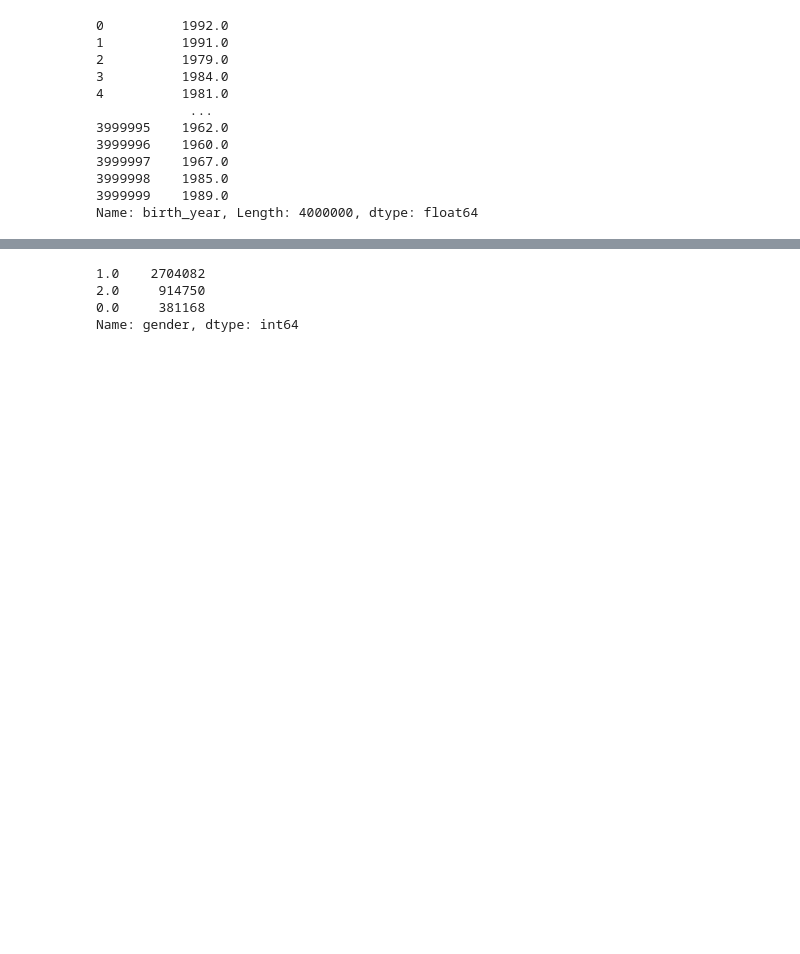
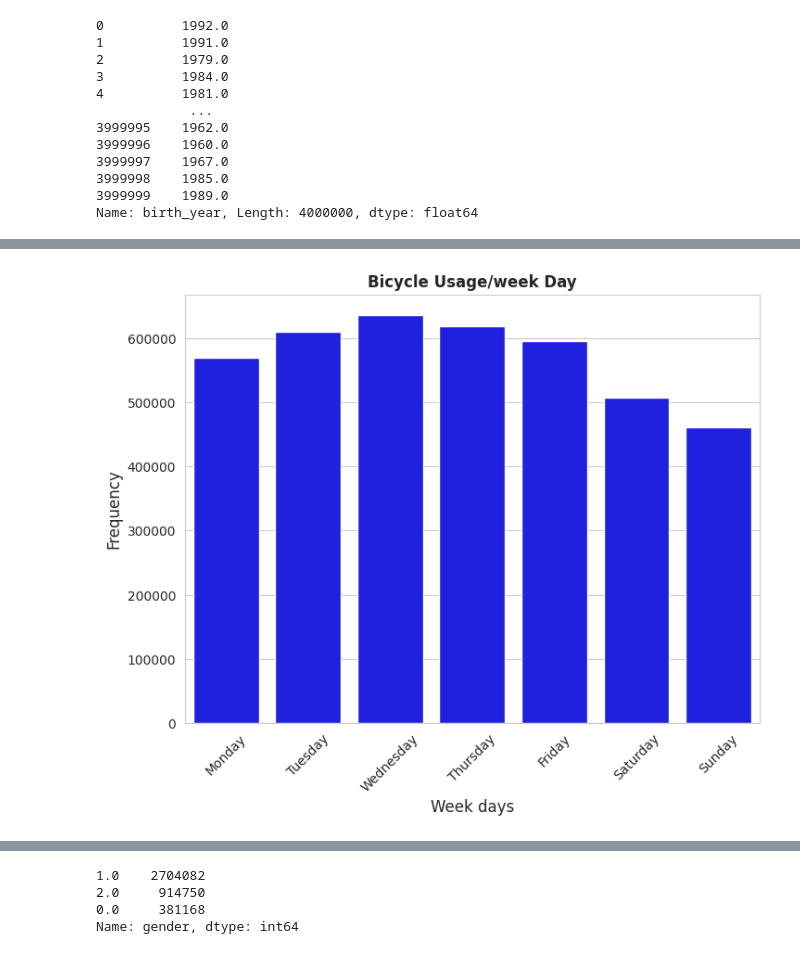
Before and after one commit to luiz-phy/Projeto-Citi-Bike, a Jupyter notebook: Projeto_Citi_Bike.ipynb, the cells around one changed output, grey strips where cells are left out. Drawn from its saved outputs; the diff is of its cells as text; code cells hidden in the pictures; blank space fills up the shorter version.

```diff
--- a/Projeto_Citi_Bike.ipynb
+++ b/Projeto_Citi_Bike.ipynb
@@ -47,13 +47,6 @@ Index(['tripduration', 'starttime', 'stoptime', 'start station id',
        'end station latitude', 'end station longitude', 'bikeid', 'usertype',
        'birth year', 'gender'],
       dtype='object')
-# %%
-"""# Fazendo cópia das colunas de interesse e descartando as duplicadas
-df = df[['tripduration', 'starttime', 'stoptime', 'start station id',
-       'start station name', 'start station latitude',
-       'start station longitude', 'end station id', 'end station name',
-       'end station latitude', 'end station longitude', 'bikeid', 'usertype',
-       'birth year', 'gender']].copy()"""
 # %%
 # Renomeando colunas
 df = df.rename(columns={'start station id':'start_station_id',
@@ -109,0 +117,2 @@ Name: birth_year, Length: 4000000, dtype: float64
+# %%
+df['age'] = df['starttime'].dt.year - df['birth_year']  # Cria coluna age: pega o ano em que a pessoa usou a bike e subtrai do ano de nascimento
@@ -109,0 +132,6 @@ Name: birth_year, Length: 4000000, dtype: float64
+# %%
+import seaborn as sns
+uso_semanal = df.groupby('weekday').size()    # Agrupa os dados nos dias da semana e nos da a frequencia de ocorrencia por dia
+uso_semanal = uso_semanal.reindex(['Monday', 'Tuesday', 'Wednesday', 'Thursday', 'Friday', 'Saturday', 'Sunday'])   # organiza os dados
+
+uso_semanal
@@ -109,0 +148,13 @@ Name: birth_year, Length: 4000000, dtype: float64
+# %%
+# Criando o gráfico de barras e verificando dia com maior frequencia
+
+plt.figure(figsize=(8, 6))
+sns.set_style("whitegrid")
+sns.barplot(x=uso_semanal.index, y=uso_semanal.values, color='blue')
+plt.xlabel('Week days', fontsize=12)
+plt.ylabel('Frequency', fontsize=12)
+plt.title('Bicycle Usage/week Day', weight='bold')
+plt.xticks(rotation=45)
+plt.show()
+# %% [output]
+[figure, added]
```
Also changed, not shown: parts of 26 cells of this notebook.
